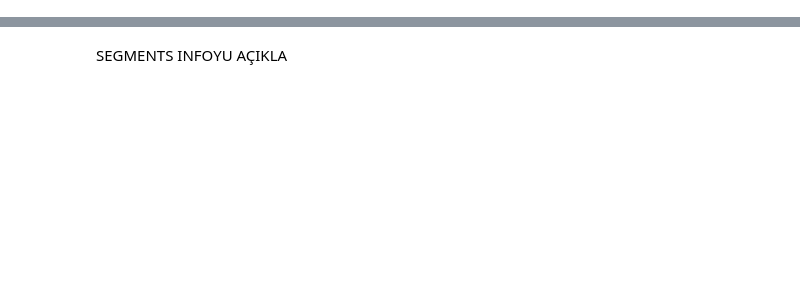
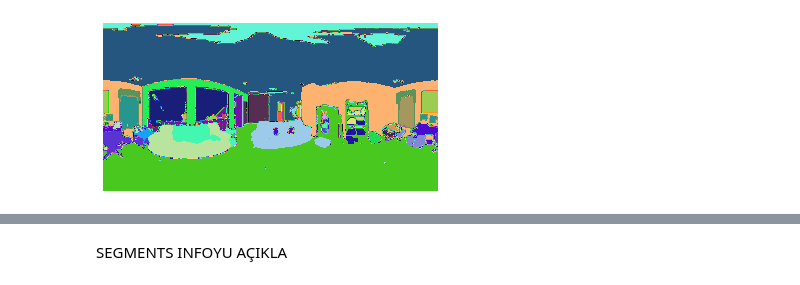
Before and after one commit to usermech/mechademy, a Jupyter notebook: local/deneme.ipynb, the cells around one changed output, grey strips where cells are left out. Drawn from its saved outputs; the diff is of its cells as text; code cells hidden in the pictures; blank space fills up the shorter version.

```diff
--- a/local/deneme.ipynb
+++ b/local/deneme.ipynb
@@ -76,5 +103,7 @@ print(f"The type of predictions is {type(prediction_masks)}")
 # %%
-semantic_map.display_semantic_observation(0)
+semantic_map.display_semantic_observation(120)
+# %% [output]
+[figure, added]
 # %%
 first_prediction_mask = prediction_masks[pose_idx]
 print(f"The type of the variable is {type(first_prediction_mask)}")
```
Also changed, not shown: parts of 31 cells of this notebook, 2 other files.
